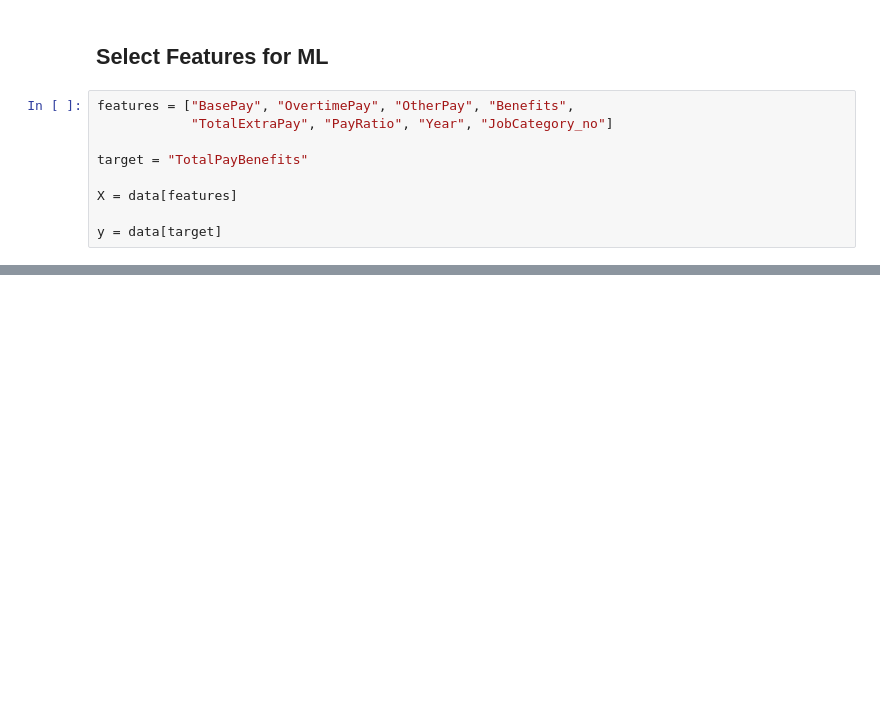
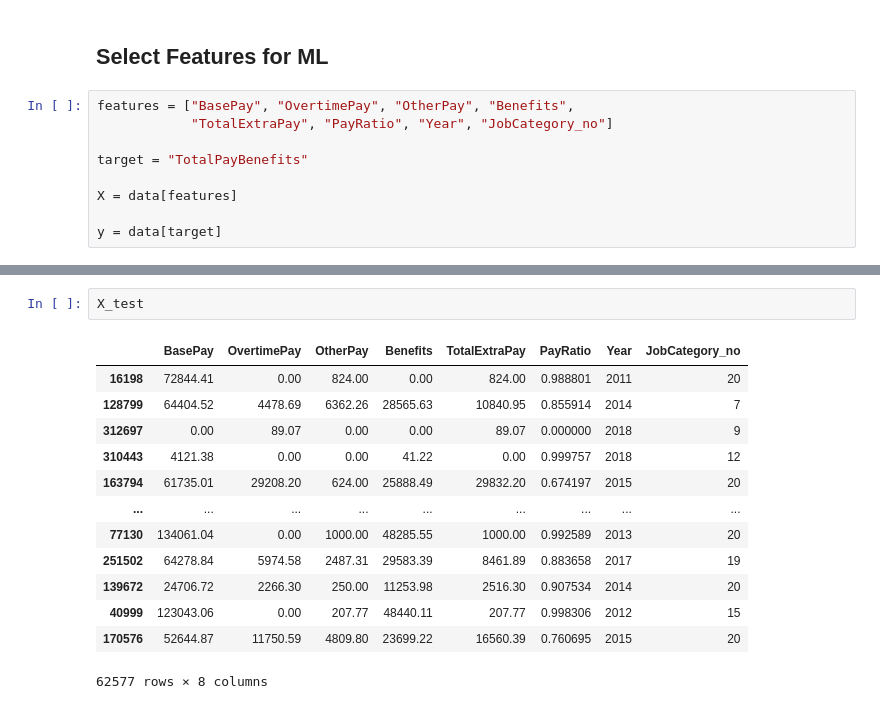
Before and after one commit to niteshkavade/San-Francisco-Employee-Salary-Prediction, a Jupyter notebook: San Francisco Employees Salary.ipynb, the cells around one changed output, grey strips where cells are left out. Saved outputs shown, nothing was run; the diff lists cells and outputs as text; blank space fills up the shorter version.

```diff
--- a/San Francisco Employees Salary.ipynb
+++ b/San Francisco Employees Salary.ipynb
@@ -321,0 +347,16 @@ y = data[target]
+# %%
+X_test
+# %% [output]
+|  | BasePay | OvertimePay | OtherPay | Benefits | TotalExtraPay | PayRatio | Year | JobCategory_no |
+| 16198 | 72844.41 | 0.00 | 824.00 | 0.00 | 824.00 | 0.988801 | 2011 | 20 |
+| 128799 | 64404.52 | 4478.69 | 6362.26 | 28565.63 | 10840.95 | 0.855914 | 2014 | 7 |
+| 312697 | 0.00 | 89.07 | 0.00 | 0.00 | 89.07 | 0.000000 | 2018 | 9 |
+| 310443 | 4121.38 | 0.00 | 0.00 | 41.22 | 0.00 | 0.999757 | 2018 | 12 |
+| 163794 | 61735.01 | 29208.20 | 624.00 | 25888.49 | 29832.20 | 0.674197 | 2015 | 20 |
+| ... | ... | ... | ... | ... | ... | ... | ... | ... |
+| 77130 | 134061.04 | 0.00 | 1000.00 | 48285.55 | 1000.00 | 0.992589 | 2013 | 20 |
+| 251502 | 64278.84 | 5974.58 | 2487.31 | 29583.39 | 8461.89 | 0.883658 | 2017 | 19 |
+| 139672 | 24706.72 | 2266.30 | 250.00 | 11253.98 | 2516.30 | 0.907534 | 2014 | 20 |
+| 40999 | 123043.06 | 0.00 | 207.77 | 48440.11 | 207.77 | 0.998306 | 2012 | 15 |
+| 170576 | 52644.87 | 11750.59 | 4809.80 | 23699.22 | 16560.39 | 0.760695 | 2015 | 20 |
+62577 rows × 8 columns
```
Also changed, not shown: parts of 10 cells of this notebook.
